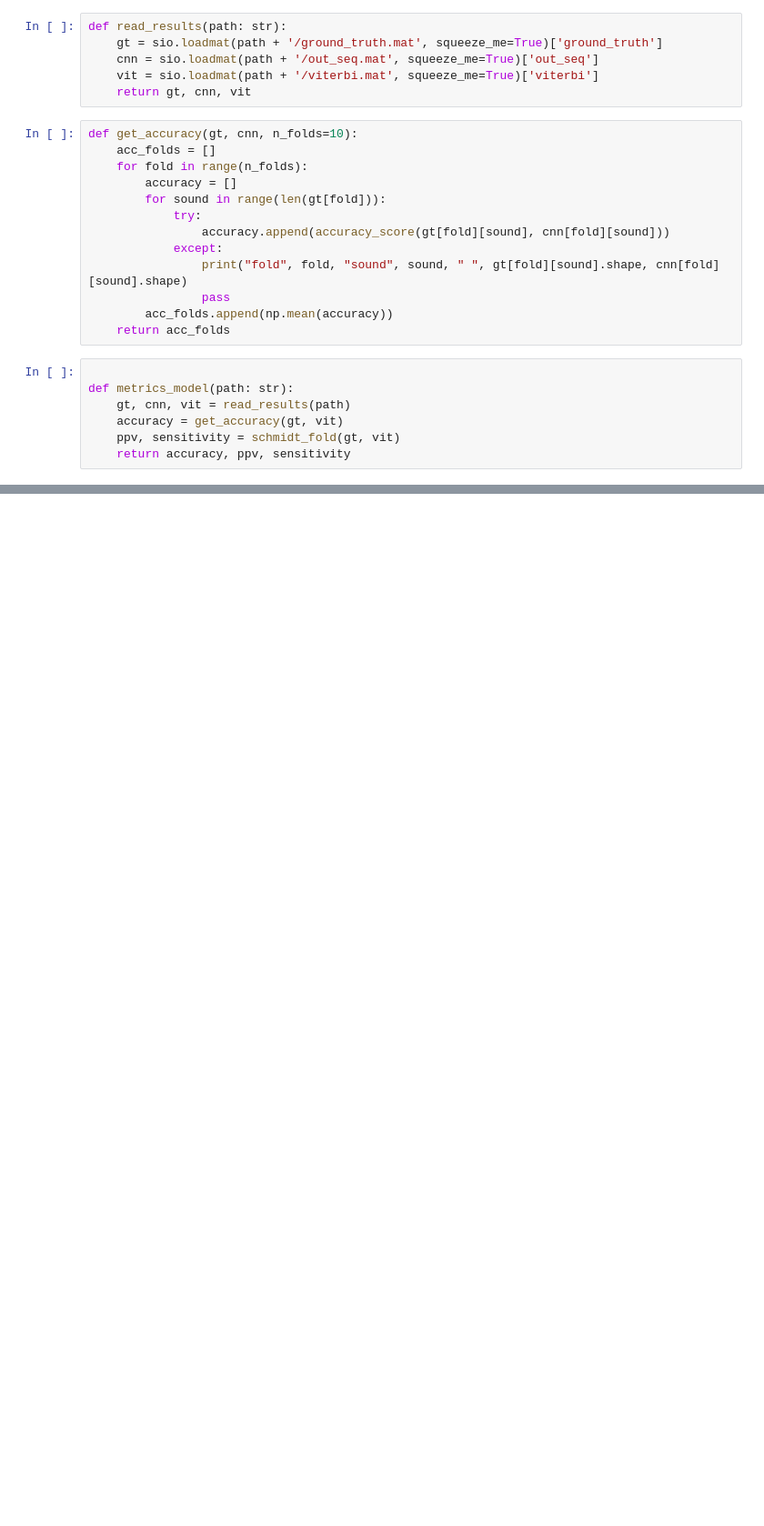
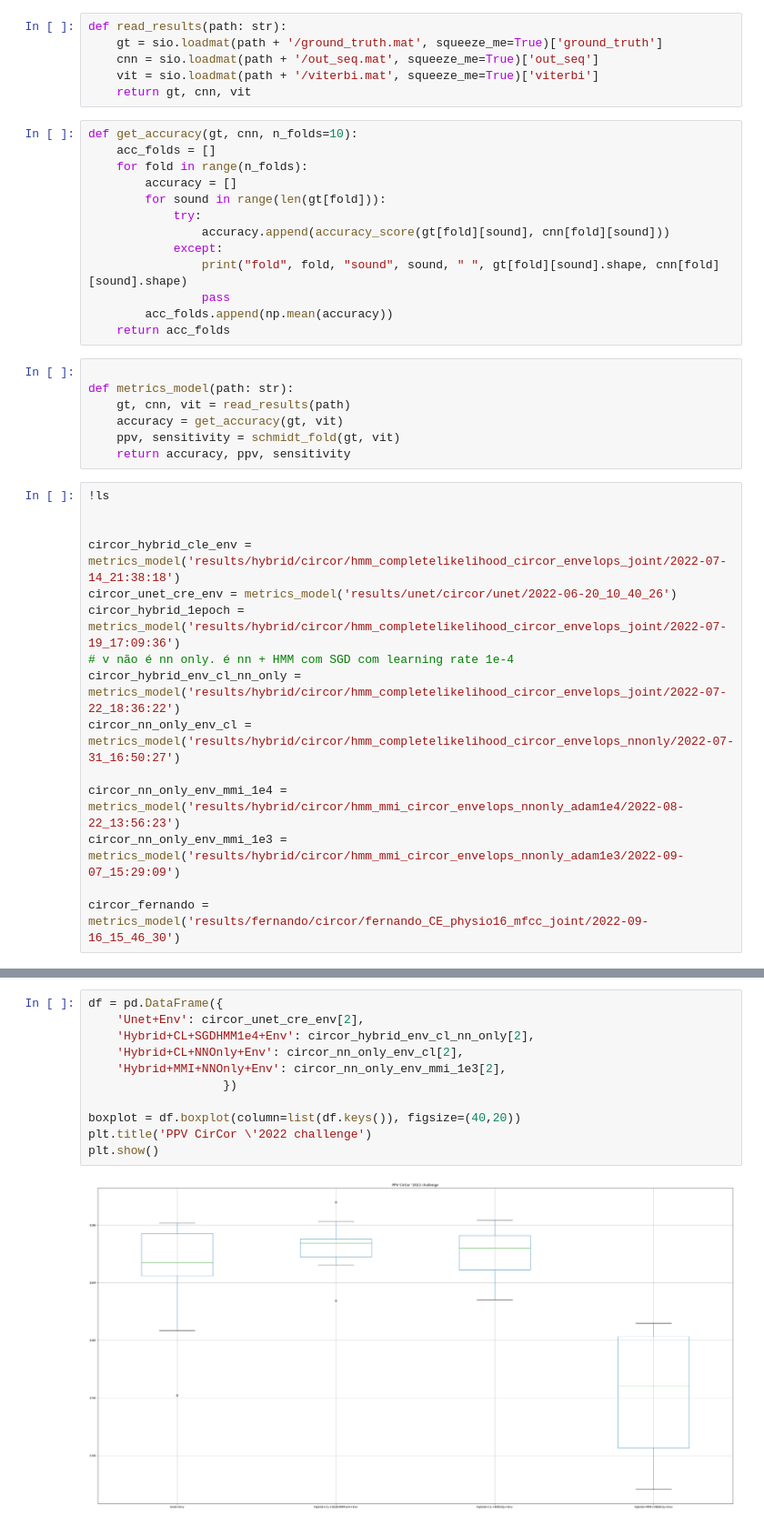
Before and after one commit to miguelmartins/hybrid-hmm, a Jupyter notebook: notebooks/physionet16_eval.ipynb, the cells around one changed output, grey strips where cells are left out. Shown at 91% size. Saved outputs shown, nothing was run; the diff lists cells and outputs as text; blank space fills up the shorter version.

```diff
--- a/notebooks/physionet16_eval.ipynb
+++ b/notebooks/physionet16_eval.ipynb
@@ -97,3 +64,18 @@ def metrics_model(path: str):
     accuracy = get_accuracy(gt, vit)
     ppv, sensitivity = schmidt_fold(gt, vit)
     return accuracy, ppv, sensitivity
+# %%
+!ls
+
+
+circor_hybrid_cle_env = metrics_model('results/hybrid/circor/hmm_completelikelihood_circor_envelops_joint/2022-07-14_21:38:18')
+circor_unet_cre_env = metrics_model('results/unet/circor/unet/2022-06-20_10_40_26')
+circor_hybrid_1epoch = metrics_model('results/hybrid/circor/hmm_completelikelihood_circor_envelops_joint/2022-07-19_17:09:36')
+# v não é nn only. é nn + HMM com SGD com learning rate 1e-4
+circor_hybrid_env_cl_nn_only = metrics_model('results/hybrid/circor/hmm_completelikelihood_circor_envelops_joint/2022-07-22_18:36:22')
+circor_nn_only_env_cl = metrics_model('results/hybrid/circor/hmm_completelikelihood_circor_envelops_nnonly/2022-07-31_16:50:27')
+
+circor_nn_only_env_mmi_1e4 = metrics_model('results/hybrid/circor/hmm_mmi_circor_envelops_nnonly_adam1e4/2022-08-22_13:56:23')
+circor_nn_only_env_mmi_1e3 = metrics_model('results/hybrid/circor/hmm_mmi_circor_envelops_nnonly_adam1e3/2022-09-07_15:29:09')
+
+circor_fernando = metrics_model('results/fernando/circor/fernando_CE_physio16_mfcc_joint/2022-09-16_15_46_30')
@@ -99,0 +122,13 @@ def metrics_model(path: str):
+# %%
+df = pd.DataFrame({
+    'Unet+Env': circor_unet_cre_env[2],
+    'Hybrid+CL+SGDHMM1e4+Env': circor_hybrid_env_cl_nn_only[2],
+    'Hybrid+CL+NNOnly+Env': circor_nn_only_env_cl[2],
+    'Hybrid+MMI+NNOnly+Env': circor_nn_only_env_mmi_1e3[2],
+                   })
+
+boxplot = df.boxplot(column=list(df.keys()), figsize=(40,20))
+plt.title('PPV CirCor \'2022 challenge')
+plt.show()
+# %% [output]
+[figure, added]
```
Also changed, not shown: parts of 29 cells of this notebook.
